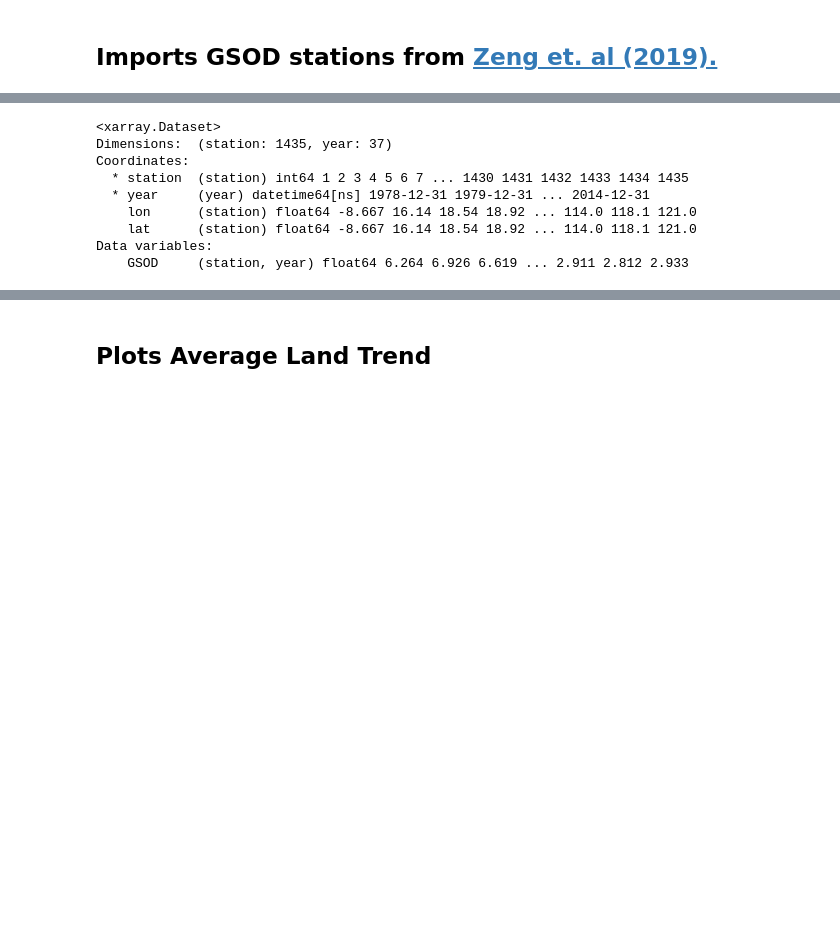
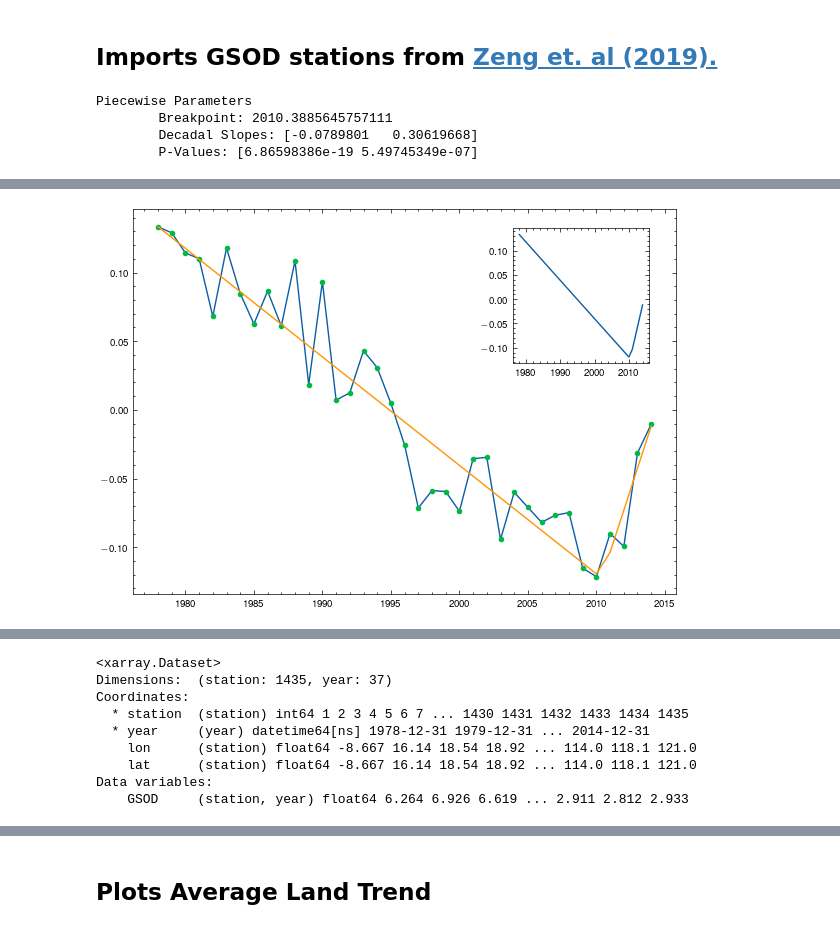
Before and after one commit to ivalencius/winds-of-change, a Jupyter notebook: amip_validation.ipynb, the cells around one changed output, grey strips where cells are left out. Saved outputs shown, nothing was run; the diff lists cells and outputs as text; code cells hidden in the pictures; blank space fills up the shorter version.

Commit message:
working on piecewise

```diff
--- a/amip_validation.ipynb
+++ b/amip_validation.ipynb
@@ -197,38 +210,53 @@ Model names:
 # %%
 obs_path = 'data/Zeng-2019/41558_2019_622_MOESM2_ESM.xlsx'
 # GSOD data from Zeng (2019) -> not using HADISD
 excel = pd.ExcelFile(obs_path)
 # See sheet names
 stations = excel.parse('stations')
 obs_lats = stations['lats']
 obs_lons = stations['lons']  # don't want negative degrees
 station_nums = stations['stations']
 obs_winds = excel.parse('winds')
 
 gsod = xr.Dataset(
             data_vars={
                 'GSOD': (["station", "year"], obs_winds.to_numpy()[:, 1:-3])
             },
             coords={
                 'station': station_nums,
                 'year': pd.date_range(start='1978', end='2015', freq='Y'), # [1978, 2014]
                 'lon': ("station", obs_lons),
                 'lat': ("station", obs_lons)
             }
     )
 # Get yearly data
 obs_wind = gsod.GSOD.groupby('year').mean('station')
 # Convert to anomaly
 obs_anom = obs_wind - obs_wind.mean('year')
+# Construct years out of numpy datetime to use for regression
+years = np.arange(1978, 2015)
+# Compute gsod piecewise linear fit
+
+my_pwlf = pwlf.PiecewiseLinFit(years, obs_anom)
+breaks = my_pwlf.fit(2)
+slopes = my_pwlf.calc_slopes()*10
+p_vals = my_pwlf.p_values()[1:]  # betas are [intercept, slope1, slope2, ...]
+print(f'Piecewise Parameters\n\tBreakpoint: {breaks[1]}\n\tDecadal Slopes: {slopes}\n\tP-Values: {p_vals}')
+y_hat = my_pwlf.predict(years)
+
+fig, ax = plt.subplots(figsize=(7, 5), nrows=1, ncols=1)
+ax.plot(years, obs_anom)
+ax.plot(years, obs_anom, 'o')
+ax.plot(years, y_hat, '-')
+# Add small annotation
+ins = ax.inset_axes([0.7, 0.6, 0.25, 0.35])
+
+plt.show()
 gsod
 # %% [output]
+Piecewise Parameters
+        Breakpoint: 2010.3885645757111
+        Decadal Slopes: [-0.0789801   0.30619668]
+        P-Values: [6.86598386e-19 5.49745349e-07]
 [interactive output not drawn]
-<xarray.Dataset>
-Dimensions:  (station: 1435, year: 37)
-Coordinates:
-  * station  (station) int64 1 2 3 4 5 6 7 ... 1430 1431 1432 1433 1434 1435
-  * year     (year) datetime64[ns] 1978-12-31 1979-12-31 ... 2014-12-31
-    lon      (station) float64 -8.667 16.14 18.54 18.92 ... 114.0 118.1 121.0
-    lat      (station) float64 -8.667 16.14 18.54 18.92 ... 114.0 118.1 121.0
-Data variables:
-    GSOD     (station, year) float64 6.264 6.926 6.619 ... 2.911 2.812 2.933
+[figure, added]
@@ -234,0 +264,9 @@ Data variables:
+<xarray.Dataset>
+Dimensions:  (station: 1435, year: 37)
+Coordinates:
+  * station  (station) int64 1 2 3 4 5 6 7 ... 1430 1431 1432 1433 1434 1435
+  * year     (year) datetime64[ns] 1978-12-31 1979-12-31 ... 2014-12-31
+    lon      (station) float64 -8.667 16.14 18.54 18.92 ... 114.0 118.1 121.0
+    lat      (station) float64 -8.667 16.14 18.54 18.92 ... 114.0 118.1 121.0
+Data variables:
+    GSOD     (station, year) float64 6.264 6.926 6.619 ... 2.911 2.812 2.933
```
Also changed, not shown: parts of 8 cells of this notebook.
